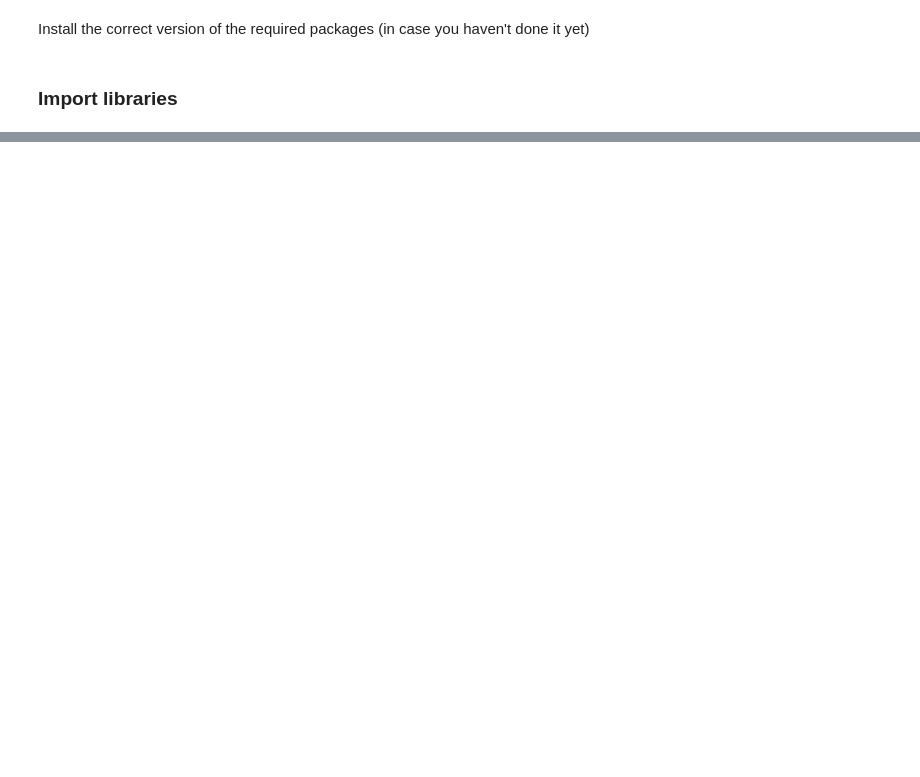
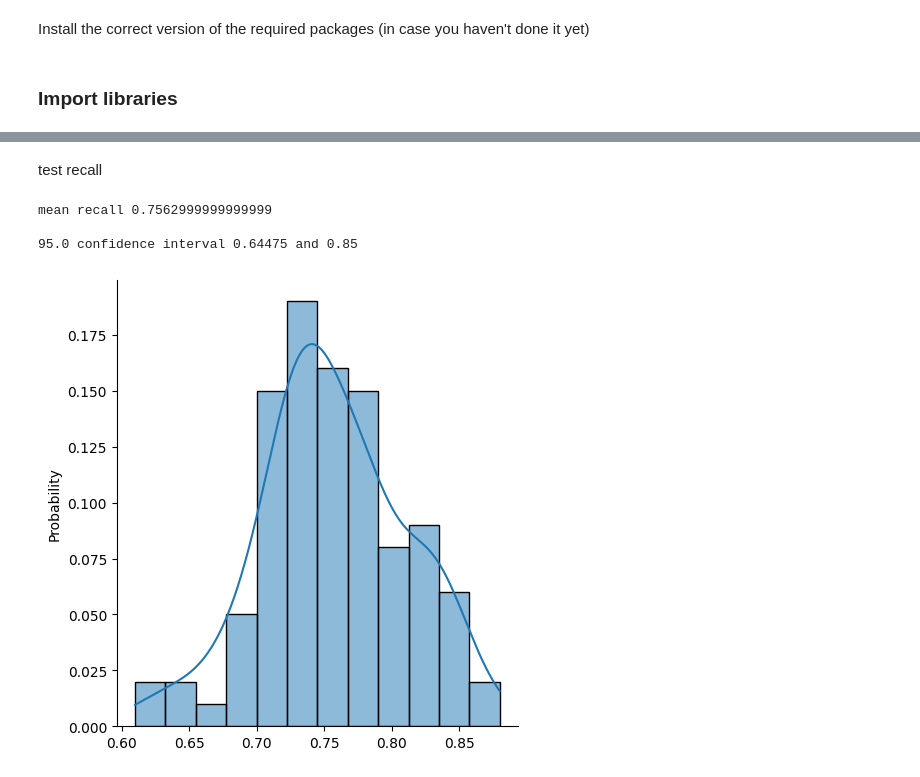
Before and after one commit to RADar-AZDelta/azd-radar-ai-lungcancerExplainableDecisionSupport, a Jupyter notebook: code/training.ipynb, the cells around one changed output, grey strips where cells are left out. Saved outputs shown, nothing was run; the diff lists cells and outputs as text; code cells hidden in the pictures; blank space fills up the shorter version.

```diff
--- a/code/training.ipynb
+++ b/code/training.ipynb
@@ -379,0 +387,18 @@ train_test_loop(df, "ensemble", loops=20, save=True)
+# %% [markdown]
+test recall
+# %%
+test_recalls.sort()
+sns.displot(test_recalls, kde=True, stat='probability')
+# confidence intervals
+alpha = 0.95
+p = ((1.0-alpha)/2.0) * 100
+lower =  np.percentile(test_recalls, p)
+p = (alpha+((1.0-alpha)/2.0)) * 100
+upper =  np.percentile(test_recalls, p)
+print(f"mean recall {np.mean(test_recalls)}")
+print(f"\n{alpha*100} confidence interval {lower} and {upper}")
+# %% [output]
+mean recall 0.7562999999999999
+
+95.0 confidence interval 0.64475 and 0.85
+[figure, added]
```
Also changed, not shown: parts of 56 cells of this notebook, 32 other files.
